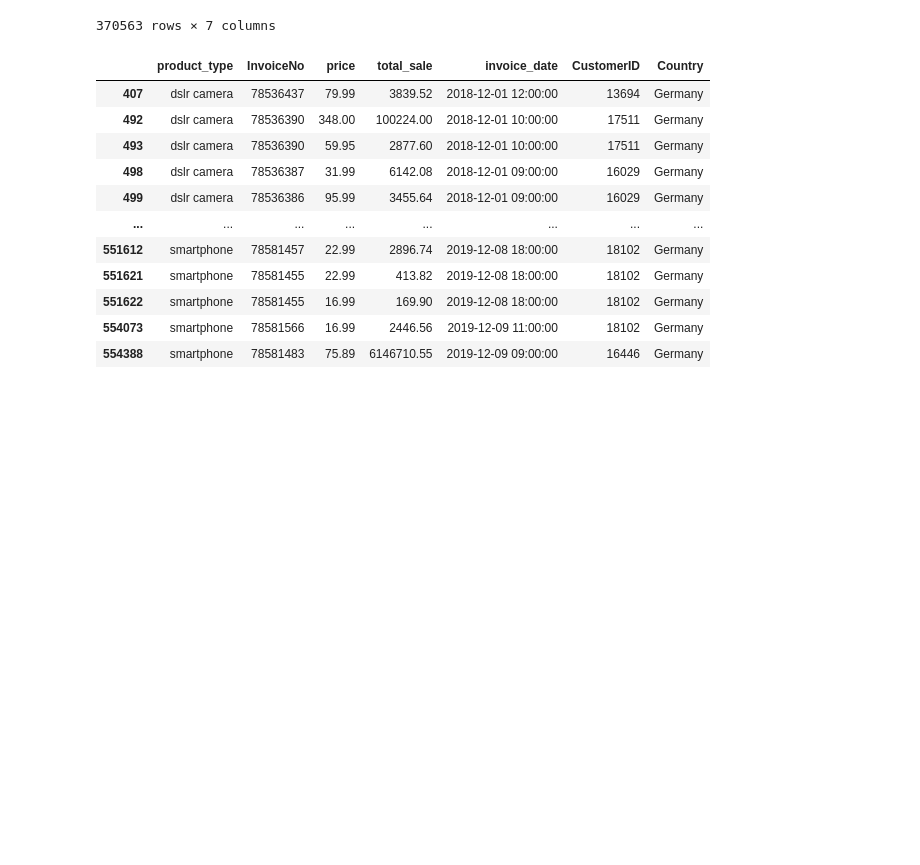
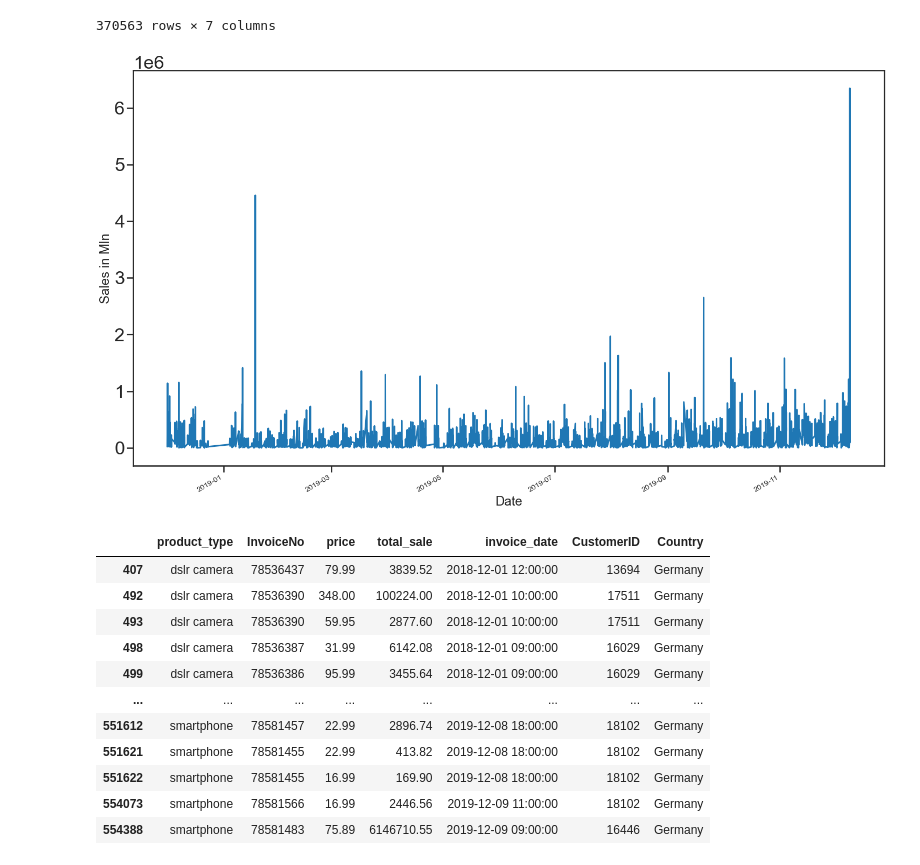
Before and after one commit to Jacopo-Spadon/E-Commerce, a Jupyter notebook: Ecom20tooDE.ipynb, the cells around one changed output. Saved outputs shown, nothing was run; the diff lists cells and outputs as text; code cells hidden in the pictures; blank space fills up the shorter version.

```diff
--- a/Ecom20tooDE.ipynb
+++ b/Ecom20tooDE.ipynb
@@ -205,6 +205,19 @@ df_domestic
 | 554415 | smartphone | 78581475 | 13.99 | 279.80 | 2019-12-09 08:00:00 | 13069 | Germany |
 | 554416 | smartphone | 78581475 | 59.00 | 708.00 | 2019-12-09 08:00:00 | 13069 | Germany |
 370563 rows × 7 columns
+# %%
+df_domestic = df_domestic.groupby(df_domestic['invoice_date'])['total_sale'].sum().reset_index()
+df_domestic = df_domestic.set_index('invoice_date')
+df_domestic.index = pd.to_datetime(df_domestic.index)
+
+y = df_domestic['total_sale']#.resample('M').mean()
+
+
+y.plot(figsize=(25, 15))
+plt.xlabel('Date')
+plt.ylabel('Sales in Mln');
+# %% [output]
+[figure, added]
 # %%
 # Top 10 Spender DF
 
```
Also changed, not shown: parts of 1 cell of this notebook.
